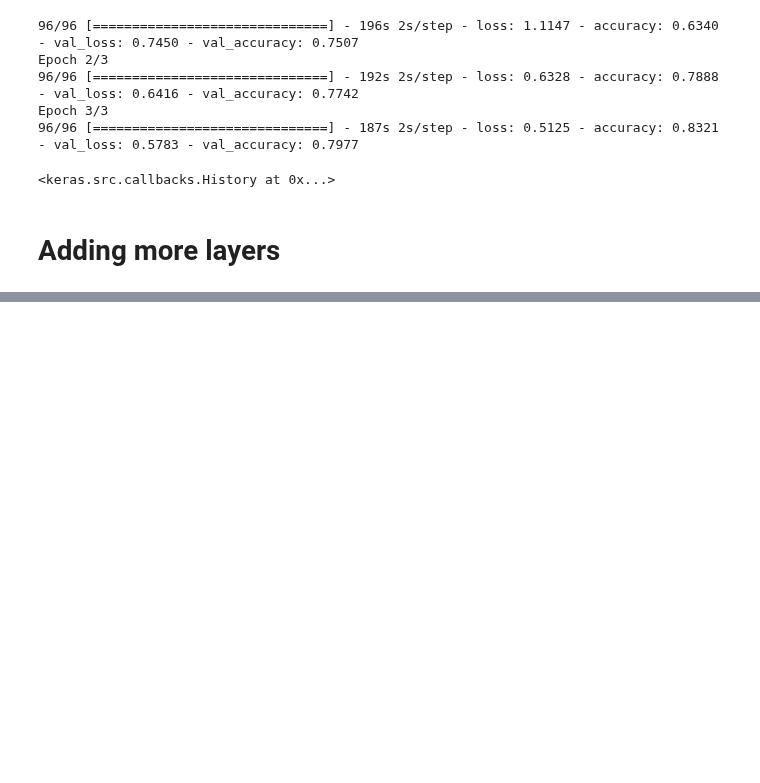
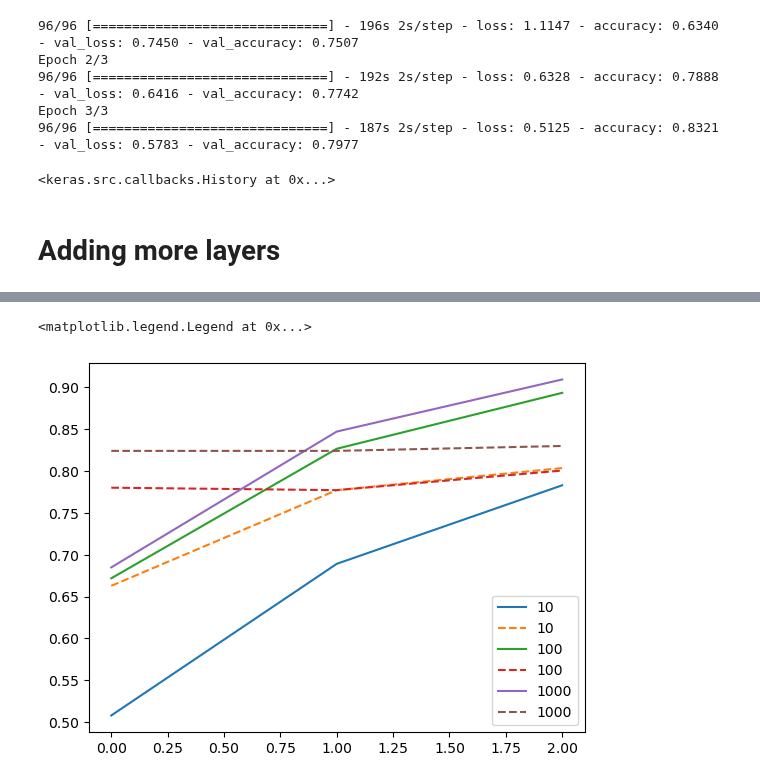
Before and after one commit to a-kravets/Data-Analytics-Projects, a Jupyter notebook: Clothing Classification/clothing_classification.ipynb, the cells around one changed output, grey strips where cells are left out. Saved outputs shown, nothing was run; the diff lists cells and outputs as text; code cells hidden in the pictures; blank space fills up the shorter version.

Commit message:
adding more layers

```diff
--- a/Clothing Classification/clothing_classification.ipynb
+++ b/Clothing Classification/clothing_classification.ipynb
@@ -446,0 +484,19 @@ Epoch 3/3
+# %%
+# Experiement different number of inner layer with best learning rate
+# Note: We should've added the checkpoint for training but for simplicity we are skipping it
+learning_rate = 0.001
+
+scores = {}
+
+# List of inner layer sizes
+sizes = [10, 100, 1000]
+
+for size in sizes:
+    print(size)
+
+    model = make_model(learning_rate=learning_rate, size_inner=size)
+    history = model.fit(train_ds, epochs=3, validation_data=val_ds)
+    scores[size] = history.history
+
+    print()
+    print()
@@ -446,0 +525,10 @@ Epoch 3/3
+# %%
+for size, hist in scores.items():
+    plt.plot(hist['accuracy'], label=size)
+    plt.plot(hist['val_accuracy'], label=size, linestyle='dashed')
+    #plt.xticks(np.arange(10))
+
+plt.legend()
+# %% [output]
+<matplotlib.legend.Legend at 0x...>
+[figure, added]
```
Also changed, not shown: parts of 3 cells of this notebook.
